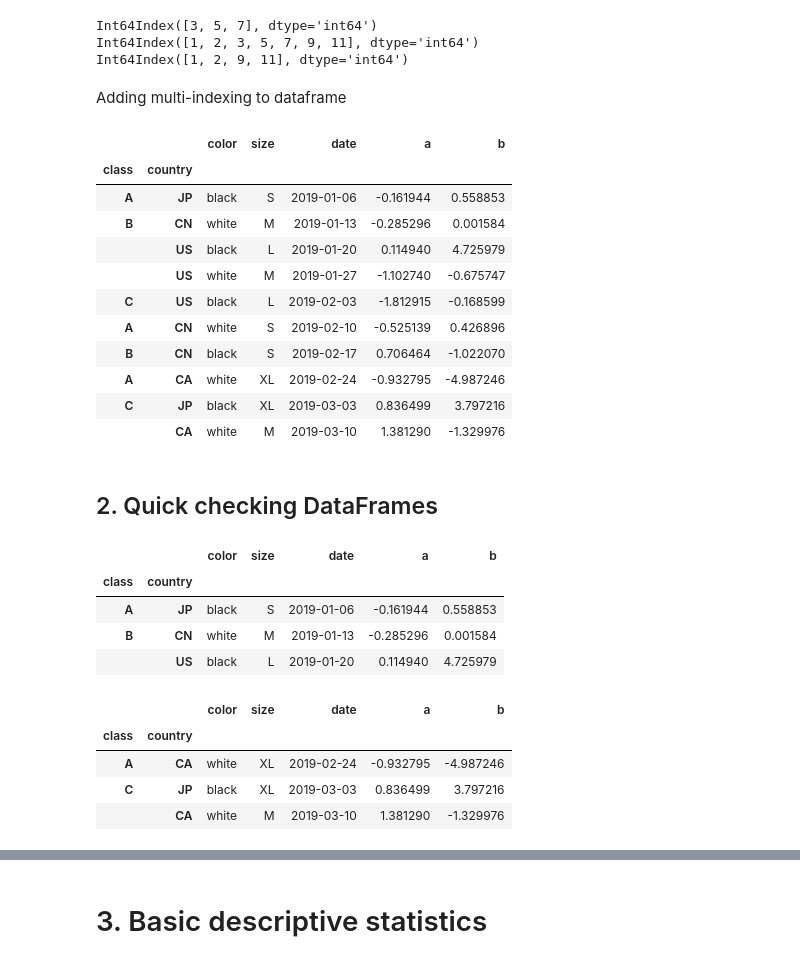
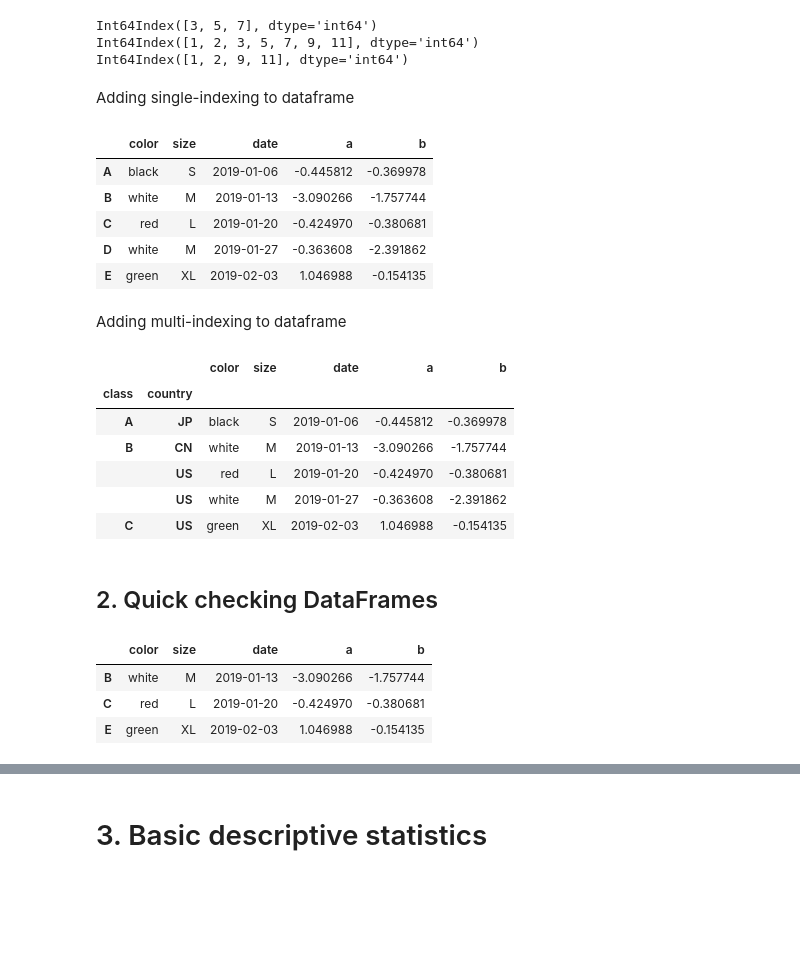
Before and after one commit to Jay4869/Data-Science, a Jupyter notebook: Python/2. Pandas - Basic.ipynb, the cells around one changed output, grey strips where cells are left out. Cells and saved outputs as stored; diff of their text form; code cells hidden in the pictures; blank space fills up the shorter version.

```diff
--- a/Python/2. Pandas - Basic.ipynb
+++ b/Python/2. Pandas - Basic.ipynb
@@ -64,11 +55,11 @@ s['size']
 
 The DataFrame can be thought of either as a generalization of a NumPy array, or as a specialization of a Python dictionary. A DataFrame is an analog of a two-dimensional array with both flexible row indices and flexible column names.
 # %%
-data = {'color': ['black', 'white', 'black', 'white', 'black', 'white', 'black', 'white', 'black', 'white'],
-        'size': ['S', 'M', 'L', 'M', 'L', 'S', 'S', 'XL', 'XL', 'M'],
-        'date': pd.date_range('1/1/2019', periods=10, freq='W'),
-        'a': np.random.randn(10),
-        'b': np.random.normal(0.5, 2, 10)}
+data = {'color': ['black', 'white', 'red', 'white', 'green'],
+        'size': ['S', 'M', 'L', 'M', 'XL'],
+        'date': pd.date_range('1/1/2019', periods=5, freq='W'),
+        'a': np.random.randn(5),
+        'b': np.random.normal(0.5, 2, 5)}
 
 df = pd.DataFrame(data)
 df
@@ -135,7 +111,7 @@ pd.read_csv('../Data/Test_Scores.csv').head()
 # %% [markdown]
 This Index object is an interesting structure in itself, and it can be thought of either as an immutable array or as an ordered set (technically a multi-set, as Index objects may contain repeated values). Index objects also have many of the attributes familiar from NumPy arrays, but they are immutable - that is, they cannot be modified.
 # %%
-index = [['A', 'B', 'B', 'B', 'C', 'A', 'B', 'A', 'C', 'C'], ['JP', 'CN', 'US', 'US', 'US', 'CN', 'CN', 'CA', 'JP', 'CA']]
+index = [['A', 'B', 'B', 'B', 'C'], ['JP', 'CN', 'US', 'US', 'US']]
 
 ind = pd.Index(index)
 ind
@@ -176,44 +135,46 @@ print(indA ^ indB)
 Int64Index([3, 5, 7], dtype='int64')
 Int64Index([1, 2, 3, 5, 7, 9, 11], dtype='int64')
 Int64Index([1, 2, 9, 11], dtype='int64')
+# %% [markdown]
+Adding single-indexing to dataframe
+# %%
+df.set_index(pd.Index(['A', 'B', 'C', 'D', 'E']), inplace=True)
+df
+# %% [output]
+|  | color | size | date | a | b |
+| A | black | S | 2019-01-06 | -0.445812 | -0.369978 |
+| B | white | M | 2019-01-13 | -3.090266 | -1.757744 |
+| C | red | L | 2019-01-20 | -0.424970 | -0.380681 |
+| D | white | M | 2019-01-27 | -0.363608 | -2.391862 |
+| E | green | XL | 2019-02-03 | 1.046988 | -0.154135 |
 # %% [markdown]
 Adding multi-indexing to dataframe
 # %%
 index = pd.MultiIndex.from_arrays(index, names=['class', 'country'])
 
-df = pd.DataFrame(data, index=index)
-df
+pd.DataFrame(data, index=index)
 # %% [output]
 |  |  | color | size | date | a | b |
 | class | country |  |  |  |  |  |
-| A | JP | black | S | 2019-01-06 | -0.161944 | 0.558853 |
-| B | CN | white | M | 2019-01-13 | -0.285296 | 0.001584 |
-|  | US | black | L | 2019-01-20 | 0.114940 | 4.725979 |
-|  | US | white | M | 2019-01-27 | -1.102740 | -0.675747 |
-| C | US | black | L | 2019-02-03 | -1.812915 | -0.168599 |
-| A | CN | white | S | 2019-02-10 | -0.525139 | 0.426896 |
-| B | CN | black | S | 2019-02-17 | 0.706464 | -1.022070 |
-| A | CA | white | XL | 2019-02-24 | -0.932795 | -4.987246 |
-| C | JP | black | XL | 2019-03-03 | 0.836499 | 3.797216 |
-|  | CA | white | M | 2019-03-10 | 1.381290 | -1.329976 |
+| A | JP | black | S | 2019-01-06 | -0.445812 | -0.369978 |
+| B | CN | white | M | 2019-01-13 | -3.090266 | -1.757744 |
+|  | US | red | L | 2019-01-20 | -0.424970 | -0.380681 |
+|  | US | white | M | 2019-01-27 | -0.363608 | -2.391862 |
+| C | US | green | XL | 2019-02-03 | 1.046988 | -0.154135 |
 # %% [markdown]
 ## 2. Quick checking DataFrames
 # %%
 # select top 3
 df.head(3)
+
+# select last 3
+df.tail(3)
+
+# sample data
+df.sample(3)
 # %% [output]
-|  |  | color | size | date | a | b |
-| class | country |  |  |  |  |  |
-| A | JP | black | S | 2019-01-06 | -0.161944 | 0.558853 |
-| B | CN | white | M | 2019-01-13 | -0.285296 | 0.001584 |
-|  | US | black | L | 2019-01-20 | 0.114940 | 4.725979 |
+|  | color | size | date | a | b |
+| B | white | M | 2019-01-13 | -3.090266 | -1.757744 |
+| C | red | L | 2019-01-20 | -0.424970 | -0.380681 |
+| E | green | XL | 2019-02-03 | 1.046988 | -0.154135 |
-# %%
-# select last 3
-df.tail(3)
-# %% [output]
-|  |  | color | size | date | a | b |
-| class | country |  |  |  |  |  |
-| A | CA | white | XL | 2019-02-24 | -0.932795 | -4.987246 |
-| C | JP | black | XL | 2019-03-03 | 0.836499 | 3.797216 |
-|  | CA | white | M | 2019-03-10 | 1.381290 | -1.329976 |
 # %%
```
Also changed, not shown: parts of 48 cells of this notebook.
